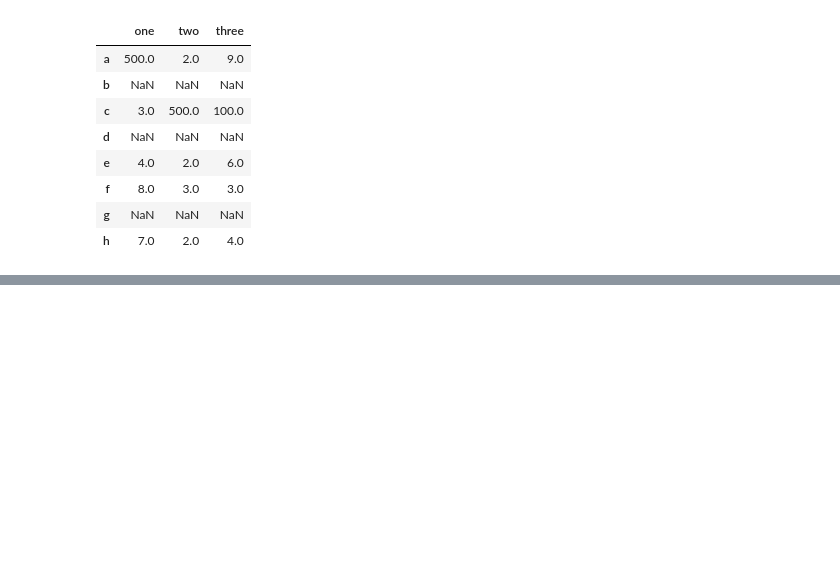
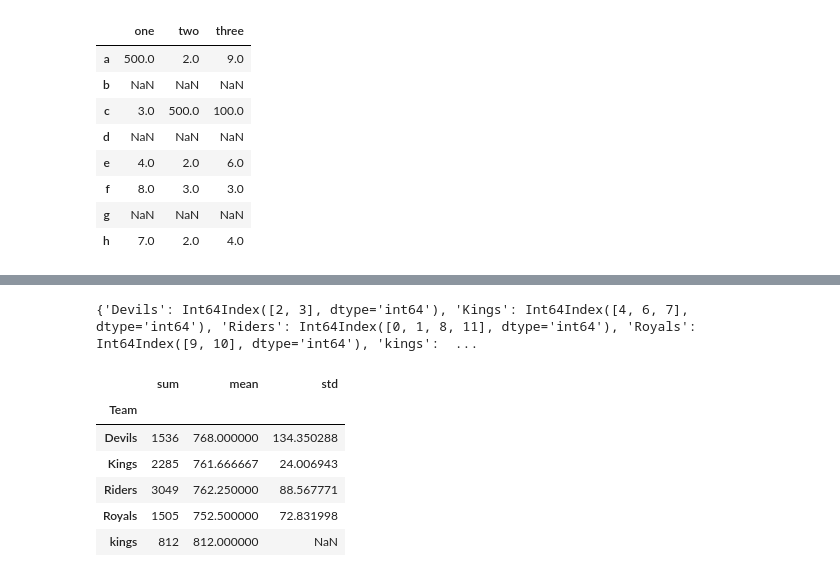
Before and after one commit to mga321/tutorialspoint_notebooks, a Jupyter notebook: pandas.ipynb, the cells around one changed output, grey strips where cells are left out. Drawn from its saved outputs; the diff is of its cells as text; code cells hidden in the pictures; blank space fills up the shorter version.

```diff
--- a/pandas.ipynb
+++ b/pandas.ipynb
@@ -1526,0 +1657,19 @@ df.replace({5:500, 1:100})
+# %%
+# Example 7: Applying multiple aggregation functions at once
+
+# Create groups
+grouped = df.groupby('Team')
+print(grouped.groups)
+print("")
+
+# Aggregate
+grouped['Points'].agg([np.sum, np.mean, np.std])
+# %% [output]
+{'Devils': Int64Index([2, 3], dtype='int64'), 'Kings': Int64Index([4, 6, 7], dtype='int64'), 'Riders': Int64Index([0, 1, 8, 11], dtype='int64'), 'Royals': Int64Index([9, 10], dtype='int64'), 'kings':  ...
+|  | sum | mean | std |
+| Team |  |  |  |
+| Devils | 1536 | 768.000000 | 134.350288 |
+| Kings | 2285 | 761.666667 | 24.006943 |
+| Riders | 3049 | 762.250000 | 88.567771 |
+| Royals | 1505 | 752.500000 | 72.831998 |
+| kings | 812 | 812.000000 | NaN |
```
Also changed, not shown: parts of 8 cells of this notebook.
